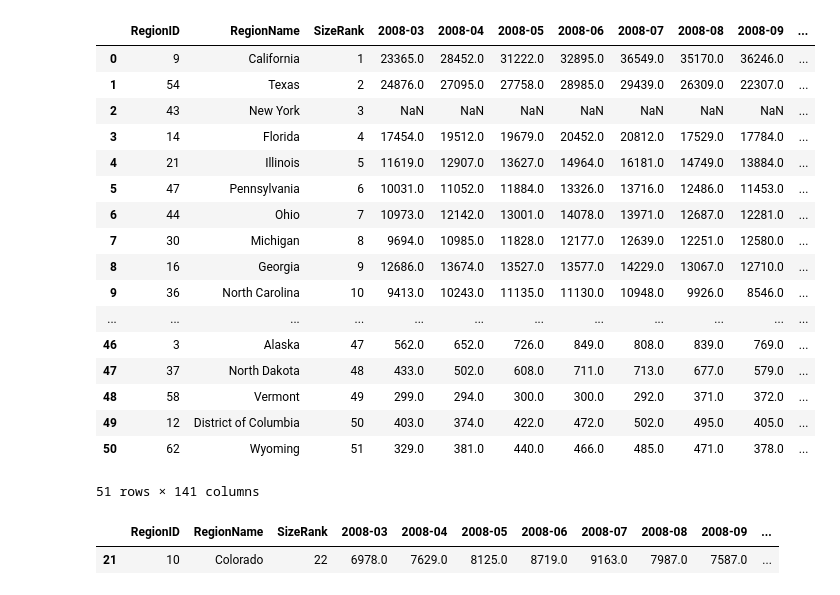
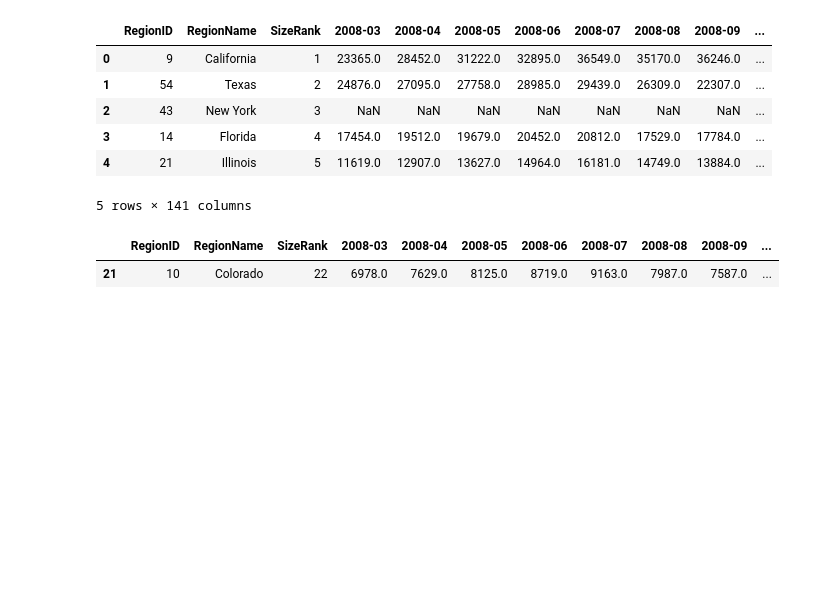
Before and after one commit to mikaylamahan/housinghighlights, a Jupyter notebook: Colorado_house_sold.ipynb, the cells around one changed output. Saved outputs shown, nothing was run; the diff lists cells and outputs as text; code cells hidden in the pictures; blank space fills up the shorter version.

```diff
--- a/Graph.ipynb
+++ b/Colorado_house_sold.ipynb
@@ -6,26 +6,15 @@ import numpy as np
 # %%
 SC_df = pd.read_csv('Sale_Counts_State.csv')
 # %%
-SC_df
+SC_df.head()
 # %% [output]
 |  | RegionID | RegionName | SizeRank | 2008-03 | 2008-04 | 2008-05 | 2008-06 | 2008-07 | 2008-08 | 2008-09 | ... |
 | 0 | 9 | California | 1 | 23365.0 | 28452.0 | 31222.0 | 32895.0 | 36549.0 | 35170.0 | 36246.0 | ... |
 | 1 | 54 | Texas | 2 | 24876.0 | 27095.0 | 27758.0 | 28985.0 | 29439.0 | 26309.0 | 22307.0 | ... |
 | 2 | 43 | New York | 3 | NaN | NaN | NaN | NaN | NaN | NaN | NaN | ... |
 | 3 | 14 | Florida | 4 | 17454.0 | 19512.0 | 19679.0 | 20452.0 | 20812.0 | 17529.0 | 17784.0 | ... |
 | 4 | 21 | Illinois | 5 | 11619.0 | 12907.0 | 13627.0 | 14964.0 | 16181.0 | 14749.0 | 13884.0 | ... |
-| 5 | 47 | Pennsylvania | 6 | 10031.0 | 11052.0 | 11884.0 | 13326.0 | 13716.0 | 12486.0 | 11453.0 | ... |
-| 6 | 44 | Ohio | 7 | 10973.0 | 12142.0 | 13001.0 | 14078.0 | 13971.0 | 12687.0 | 12281.0 | ... |
-| 7 | 30 | Michigan | 8 | 9694.0 | 10985.0 | 11828.0 | 12177.0 | 12639.0 | 12251.0 | 12580.0 | ... |
-| 8 | 16 | Georgia | 9 | 12686.0 | 13674.0 | 13527.0 | 13577.0 | 14229.0 | 13067.0 | 12710.0 | ... |
-| 9 | 36 | North Carolina | 10 | 9413.0 | 10243.0 | 11135.0 | 11130.0 | 10948.0 | 9926.0 | 8546.0 | ... |
-| ... | ... | ... | ... | ... | ... | ... | ... | ... | ... | ... | ... |
-| 46 | 3 | Alaska | 47 | 562.0 | 652.0 | 726.0 | 849.0 | 808.0 | 839.0 | 769.0 | ... |
-| 47 | 37 | North Dakota | 48 | 433.0 | 502.0 | 608.0 | 711.0 | 713.0 | 677.0 | 579.0 | ... |
-| 48 | 58 | Vermont | 49 | 299.0 | 294.0 | 300.0 | 300.0 | 292.0 | 371.0 | 372.0 | ... |
-| 49 | 12 | District of Columbia | 50 | 403.0 | 374.0 | 422.0 | 472.0 | 502.0 | 495.0 | 405.0 | ... |
-| 50 | 62 | Wyoming | 51 | 329.0 | 381.0 | 440.0 | 466.0 | 485.0 | 471.0 | 378.0 | ... |
-51 rows × 141 columns
+5 rows × 141 columns
 # %%
 CO_df = SC_df.loc[SC_df["RegionName"] == "Colorado", : ]
 CO_df
```
Also changed, not shown: 5 other files.
